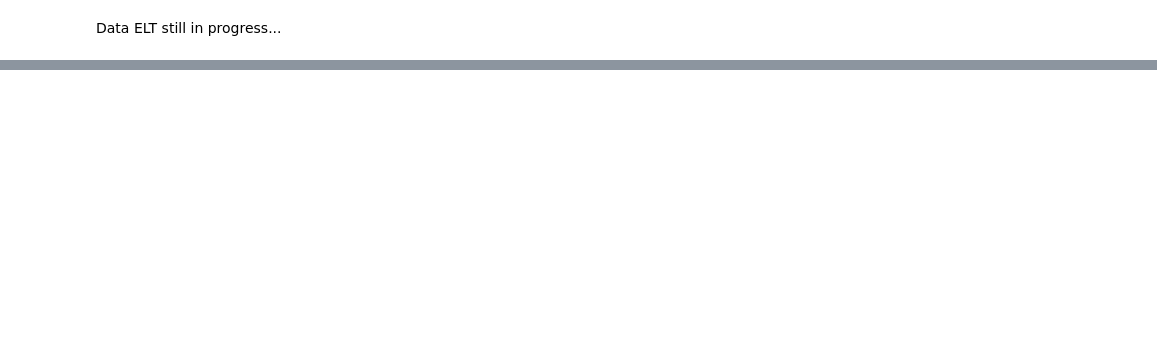
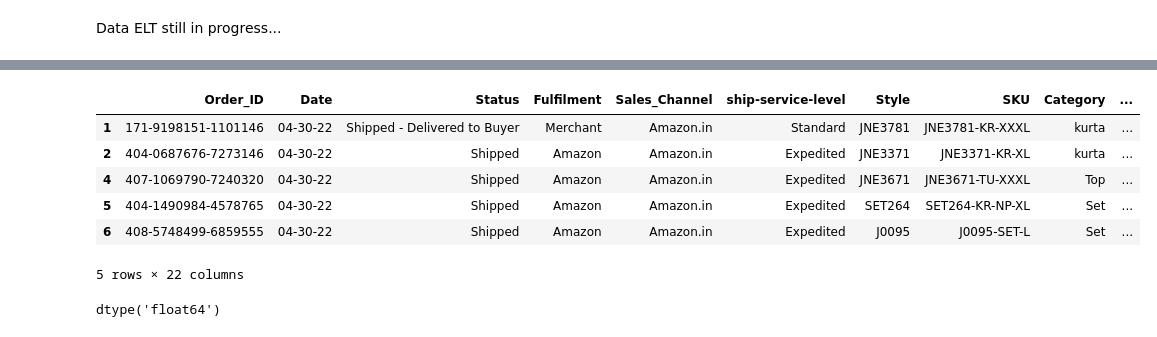
Before and after one commit to VECTORZ24/Data-Analysis, a Jupyter notebook: Amazon_Sales_Report/ELT/Data_Prep_&_ELT.ipynb, the cells around one changed output, grey strips where cells are left out. Cells and saved outputs as stored; diff of their text form; code cells hidden in the pictures; blank space fills up the shorter version.

```diff
--- a/Amazon_Sales_Report/ELT/Data_Prep_&_ELT.ipynb
+++ b/Amazon_Sales_Report/ELT/Data_Prep_&_ELT.ipynb
@@ -120,0 +136,4 @@ while i <=N:
+# %%
+#cells containing no promotion-ids (nan) indicate that the product doens't have a promotion on its selling price.
+#we replace nan in 'promotion-ids' column by No-Promo
+data['promotion-ids']=data['promotion-ids'].fillna('No-Promo')
@@ -120,0 +173,4 @@ while i <=N:
+# %%
+#We will set the currecncies to a unique universal currency which's the USD
+data['currency']='USD'
+data['currency'].unique()
@@ -120,0 +189,4 @@ while i <=N:
+# %%
+#As we can see we have some outliers.=data['
+#So we will fill the missing values in 'Amount' with the median of the data not the mean to not affect the whole data measurements.
+data['Amount']=data['Amount'].fillna(data['Amount'].median())
@@ -120,0 +206,6 @@ while i <=N:
+# %%
+#As we can see the data doesn't change in global scale and this is our goal to replac nan values with the median.
+#Now let's transform amounts from INR to USD
+# 1 INR = 0.011 USD
+Coef=0.011
+data['Amount']=data['Amount']*Coef
@@ -120,0 +227,15 @@ while i <=N:
+# %%
+data.head()
+# %% [output]
+|  | Order_ID | Date | Status | Fulfilment | Sales_Channel | ship-service-level | Style | SKU | Category | ... |
+| 1 | 171-9198151-1101146 | 04-30-22 | Shipped - Delivered to Buyer | Merchant | Amazon.in | Standard | JNE3781 | JNE3781-KR-XXXL | kurta | ... |
+| 2 | 404-0687676-7273146 | 04-30-22 | Shipped | Amazon | Amazon.in | Expedited | JNE3371 | JNE3371-KR-XL | kurta | ... |
+| 4 | 407-1069790-7240320 | 04-30-22 | Shipped | Amazon | Amazon.in | Expedited | JNE3671 | JNE3671-TU-XXXL | Top | ... |
+| 5 | 404-1490984-4578765 | 04-30-22 | Shipped | Amazon | Amazon.in | Expedited | SET264 | SET264-KR-NP-XL | Set | ... |
+| 6 | 408-5748499-6859555 | 04-30-22 | Shipped | Amazon | Amazon.in | Expedited | J0095 | J0095-SET-L | Set | ... |
+5 rows × 22 columns
+# %%
+#Dealing with ship-postal-code
+data['ship-postal-code'].dtype
+# %% [output]
+dtype('float64')
```
Also changed, not shown: parts of 24 cells of this notebook.
